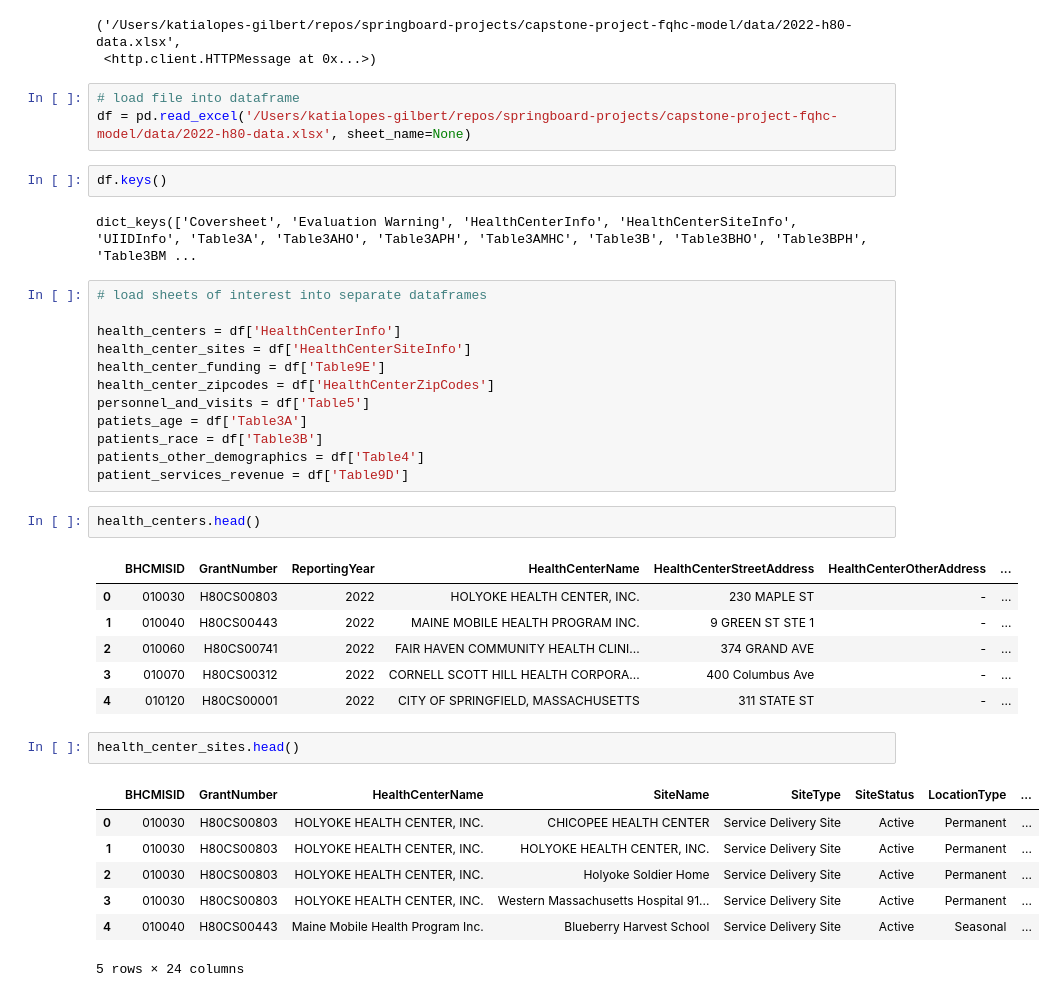
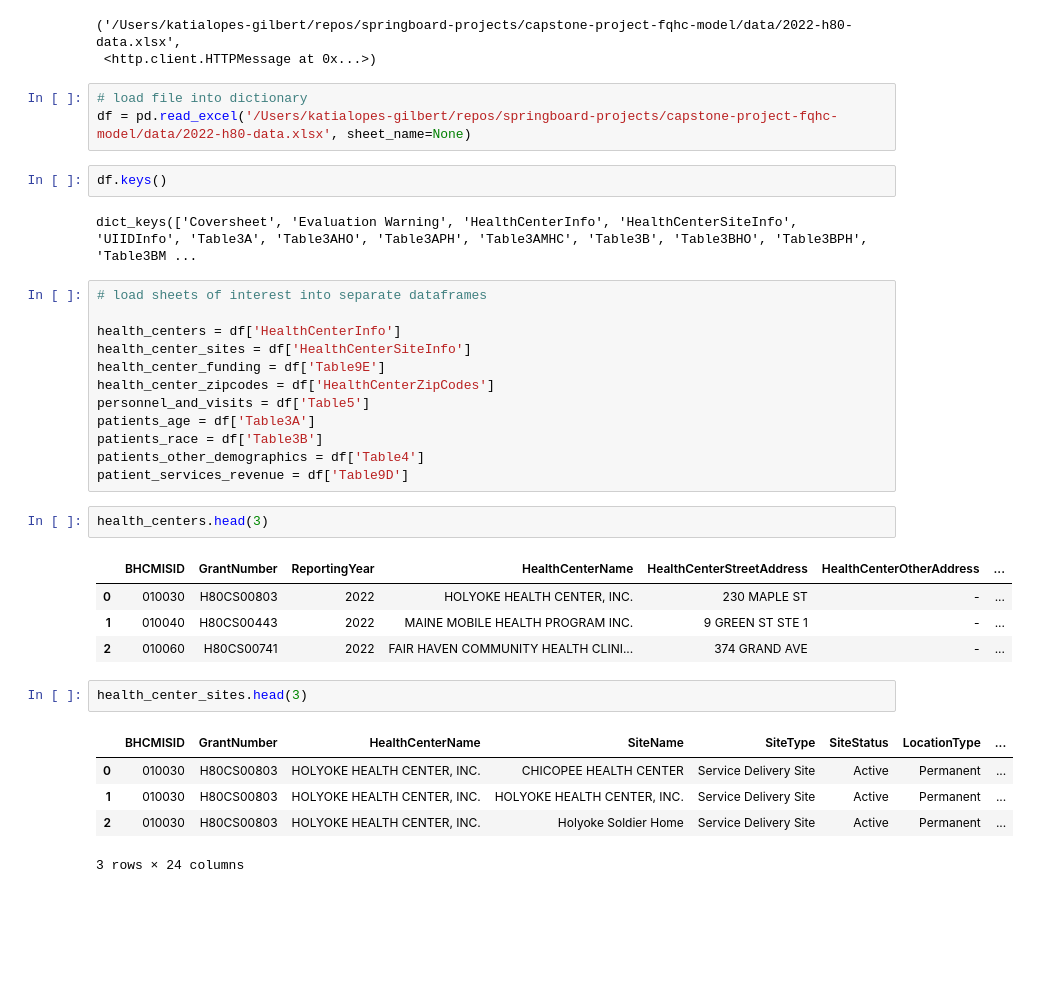
Before and after one commit to dezertdweller/capstone-project-fqhc-model, a Jupyter notebook: importing-data.ipynb, the cells around one changed output. Drawn from its saved outputs; the diff is of its cells as text; blank space fills up the shorter version.

```diff
--- a/importing-data.ipynb
+++ b/importing-data.ipynb
@@ -10,7 +10,7 @@ urlretrieve(url, f'/Users/katialopes-gilbert/repos/springboard-projects/capstone
 ('/Users/katialopes-gilbert/repos/springboard-projects/capstone-project-fqhc-model/data/2022-h80-data.xlsx',
  <http.client.HTTPMessage at 0x...>)
 # %%
-# load file into dataframe
+# load file into dictionary
 df = pd.read_excel('/Users/katialopes-gilbert/repos/springboard-projects/capstone-project-fqhc-model/data/2022-h80-data.xlsx', sheet_name=None)
 # %%
 df.keys()
@@ -24,27 +24,23 @@ health_center_sites = df['HealthCenterSiteInfo']
 health_center_funding = df['Table9E']
 health_center_zipcodes = df['HealthCenterZipCodes']
 personnel_and_visits = df['Table5']
-patiets_age = df['Table3A']
+patients_age = df['Table3A']
 patients_race = df['Table3B']
 patients_other_demographics = df['Table4']
 patient_services_revenue = df['Table9D']
 # %%
-health_centers.head()
+health_centers.head(3)
 # %% [output]
 |  | BHCMISID | GrantNumber | ReportingYear | HealthCenterName | HealthCenterStreetAddress | HealthCenterOtherAddress | ... |
 | 0 | 010030 | H80CS00803 | 2022 | HOLYOKE HEALTH CENTER, INC. | 230 MAPLE ST | - | ... |
 | 1 | 010040 | H80CS00443 | 2022 | MAINE MOBILE HEALTH PROGRAM INC. | 9 GREEN ST STE 1 | - | ... |
 | 2 | 010060 | H80CS00741 | 2022 | FAIR HAVEN COMMUNITY HEALTH CLINI... | 374 GRAND AVE | - | ... |
-| 3 | 010070 | H80CS00312 | 2022 | CORNELL SCOTT HILL HEALTH CORPORA... | 400 Columbus Ave | - | ... |
-| 4 | 010120 | H80CS00001 | 2022 | CITY OF SPRINGFIELD, MASSACHUSETTS | 311 STATE ST | - | ... |
 # %%
-health_center_sites.head()
+health_center_sites.head(3)
 # %% [output]
 |  | BHCMISID | GrantNumber | HealthCenterName | SiteName | SiteType | SiteStatus | LocationType | ... |
 | 0 | 010030 | H80CS00803 | HOLYOKE HEALTH CENTER, INC. | CHICOPEE HEALTH CENTER | Service Delivery Site | Active | Permanent | ... |
 | 1 | 010030 | H80CS00803 | HOLYOKE HEALTH CENTER, INC. | HOLYOKE HEALTH CENTER, INC. | Service Delivery Site | Active | Permanent | ... |
 | 2 | 010030 | H80CS00803 | HOLYOKE HEALTH CENTER, INC. | Holyoke Soldier Home | Service Delivery Site | Active | Permanent | ... |
-| 3 | 010030 | H80CS00803 | HOLYOKE HEALTH CENTER, INC. | Western Massachusetts Hospital 91... | Service Delivery Site | Active | Permanent | ... |
-| 4 | 010040 | H80CS00443 | Maine Mobile Health Program Inc. | Blueberry Harvest School | Service Delivery Site | Active | Seasonal | ... |
-5 rows × 24 columns
+3 rows × 24 columns
 # %%
```
Also changed, not shown: parts of 15 cells of this notebook.
